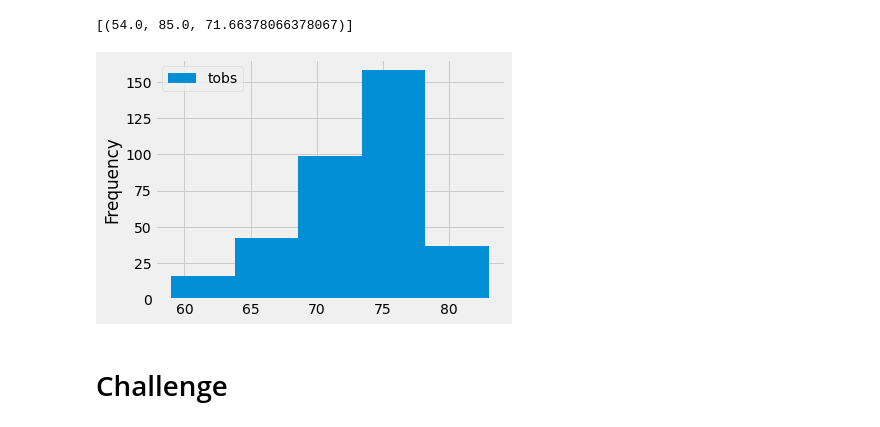
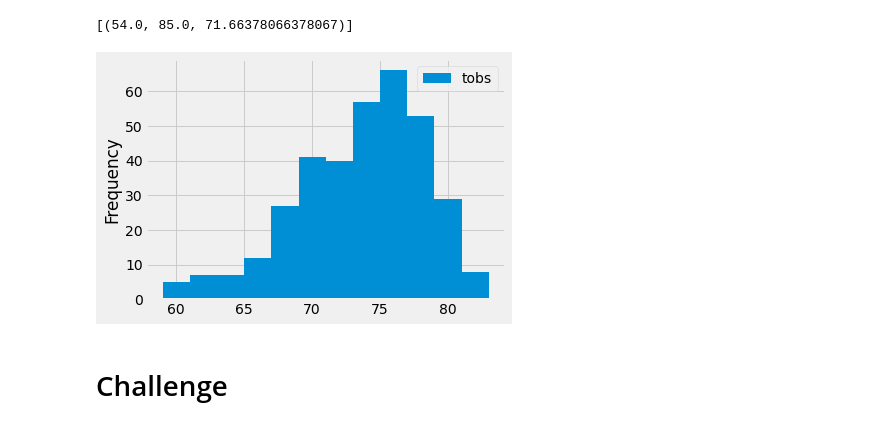
Before and after one commit to smacpherson2021/surfs_up, a Jupyter notebook: climate_analysis.ipynb, the cells around one changed output. Drawn from its saved outputs; the diff is of its cells as text; code cells hidden in the pictures.

```diff
--- a/climate_analysis.ipynb
+++ b/climate_analysis.ipynb
@@ -107,16 +107,16 @@ filter(Measurement.station == 'USC00519281').all()
 # %%
 # Choose the station with the highest number of temperature observations.
 # Query the last 12 months of temperature observation data for this station and plot the results as a histogram
 results = session.query(Measurement.tobs).\
 filter(Measurement.station == 'USC00519281').\
 filter(Measurement.date >= prev_year).all()
 df = pd.DataFrame(results, columns=['tobs'])
 #print(df)
 
-df.plot.hist(bins=5)
+df.plot.hist(bins=12)
 plt.tight_layout()
 # %% [output]
-[figure, old version]
+[figure, new version]
 # %%
 # Write a function called `calc_temps` that will accept start date and end date in the format '%Y-%m-%d'
 # and return the minimum, average, and maximum temperatures for that range of dates
```
Also changed, not shown: 1 other file.
